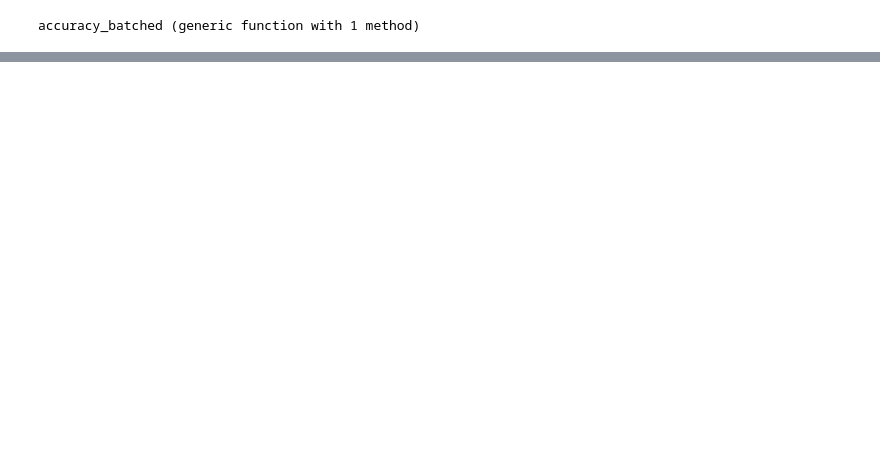
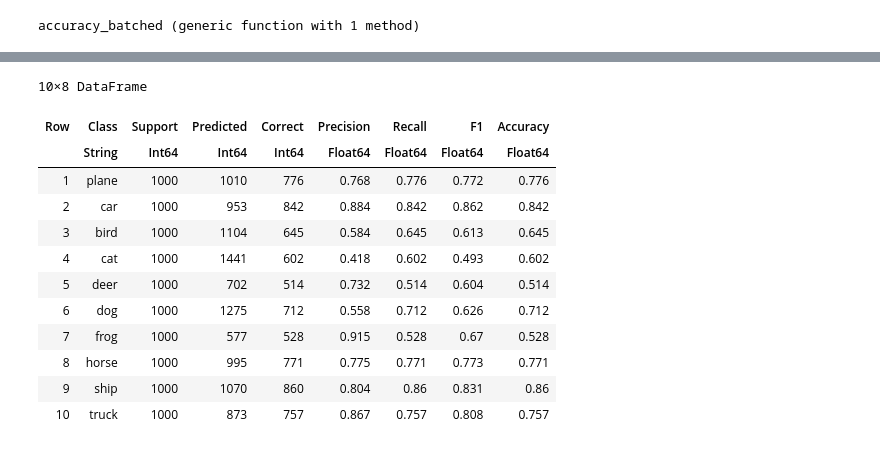
Before and after one commit to oliwia-wilczewska/DeepLearningProjektZaliczeniowy, a Jupyter notebook: model_evaluation.ipynb, the cells around one changed output, grey strips where cells are left out. Cells and saved outputs as stored; diff of their text form; code cells hidden in the pictures; blank space fills up the shorter version.

```diff
--- a/model_evaluation.ipynb
+++ b/model_evaluation.ipynb
@@ -163,0 +367,41 @@ OutOfMemoryError: OutOfMemoryError()
+# %%
+using DataFrames, StatsPlots
+
+# Ile razy każda klasa została przypisana jako predykcja
+pred_total = zeros(Int, 10)
+for p in preds
+    pred_total[p+1] += 1
+end
+
+# Precision, Recall, F1
+precision = class_correct ./ pred_total
+recall    = class_correct ./ class_total
+f1        = 2 .* (precision .* recall) ./ (precision .+ recall)
+
+# DataFrame z metrykami
+df = DataFrame(
+  Class     = classes,
+  Support   = class_total,
+  Predicted = pred_total,
+  Correct   = class_correct,
+  Precision = round.(precision, digits=3),
+  Recall    = round.(recall,    digits=3),
+  F1        = round.(f1,        digits=3),
+  Accuracy  = round.(class_accuracy, digits=3)
+)
+
+display(df)
+# %% [output]
+10×8 DataFrame
+| Row | Class | Support | Predicted | Correct | Precision | Recall | F1 | Accuracy |
+|  | String | Int64 | Int64 | Int64 | Float64 | Float64 | Float64 | Float64 |
+| 1 | plane | 1000 | 1010 | 776 | 0.768 | 0.776 | 0.772 | 0.776 |
+| 2 | car | 1000 | 953 | 842 | 0.884 | 0.842 | 0.862 | 0.842 |
+| 3 | bird | 1000 | 1104 | 645 | 0.584 | 0.645 | 0.613 | 0.645 |
+| 4 | cat | 1000 | 1441 | 602 | 0.418 | 0.602 | 0.493 | 0.602 |
+| 5 | deer | 1000 | 702 | 514 | 0.732 | 0.514 | 0.604 | 0.514 |
+| 6 | dog | 1000 | 1275 | 712 | 0.558 | 0.712 | 0.626 | 0.712 |
+| 7 | frog | 1000 | 577 | 528 | 0.915 | 0.528 | 0.67 | 0.528 |
+| 8 | horse | 1000 | 995 | 771 | 0.775 | 0.771 | 0.773 | 0.771 |
+| 9 | ship | 1000 | 1070 | 860 | 0.804 | 0.86 | 0.831 | 0.86 |
+| 10 | truck | 1000 | 873 | 757 | 0.867 | 0.757 | 0.808 | 0.757 |
```
Also changed, not shown: parts of 20 cells of this notebook.
